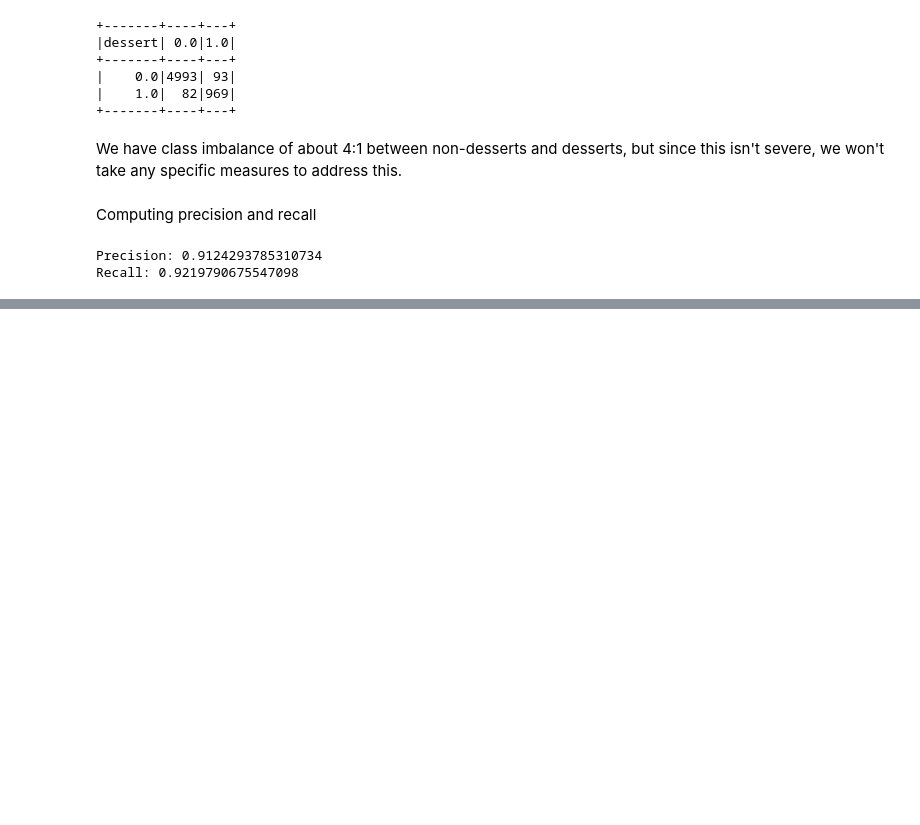
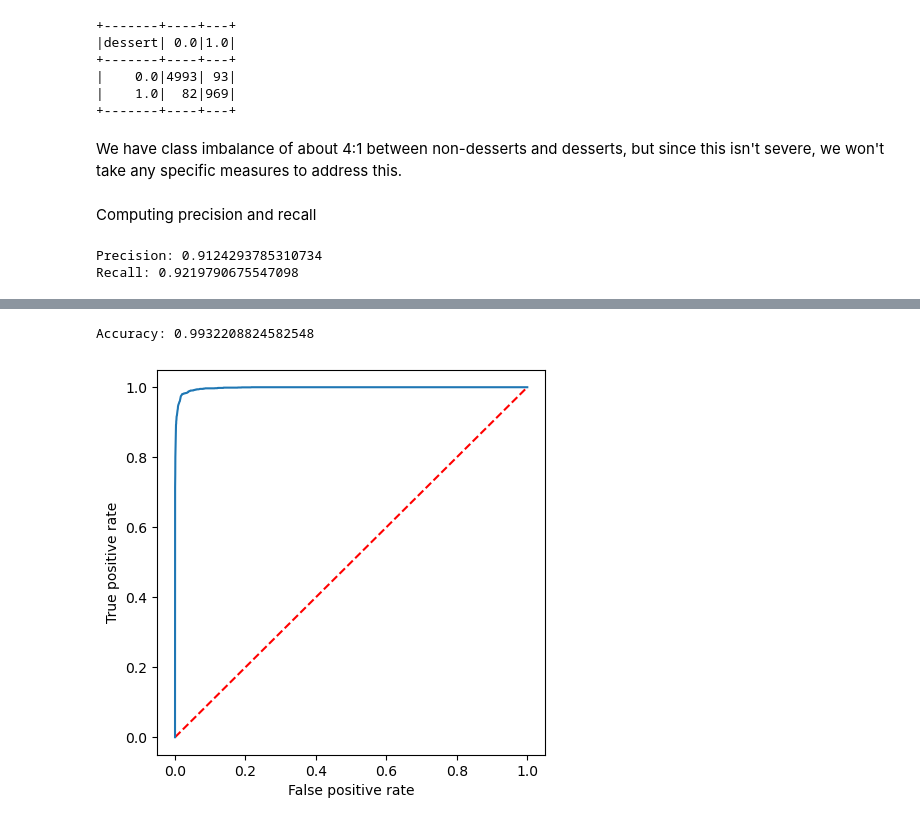
Before and after one commit to richhuwtaylor/dessert-or-not, a Jupyter notebook: dessert-or-not.ipynb, the cells around one changed output, grey strips where cells are left out. Saved outputs shown, nothing was run; the diff lists cells and outputs as text; code cells hidden in the pictures; blank space fills up the shorter version.

Commit message:
Compute area under ROC curve

```diff
--- a/dessert-or-not.ipynb
+++ b/dessert-or-not.ipynb
@@ -627,0 +636,27 @@ Recall: 0.9219790675547098
+# %%
+# Create a BinaryClassificationEvaluator object to get the area
+# under the ROC curve (a measure of accuracy):
+evaluator = BinaryClassificationEvaluator(
+    labelCol="dessert",
+    rawPredictionCol="rawPrediction",
+    metricName="areaUnderROC"
+)
+
+accuracy = evaluator.evaluate(results)
+print(f"Accuracy: {accuracy}")
+# %% [output]
+Accuracy: 0.9932208824582548
+# %%
+# Plot the ROC curve
+plt.figure(figsize=(5, 5))
+plt.plot([0, 1], [0, 1], "r--")
+# Plot false false positive rate against true positive rate
+plt.plot(
+    lr_model.summary.roc.select("FPR").collect(),
+    lr_model.summary.roc.select("TPR").collect()
+)
+plt.xlabel("False positive rate")
+plt.ylabel("True positive rate")
+plt.show()
+# %% [output]
+[figure, added]
```
Also changed, not shown: parts of 2 cells of this notebook.
